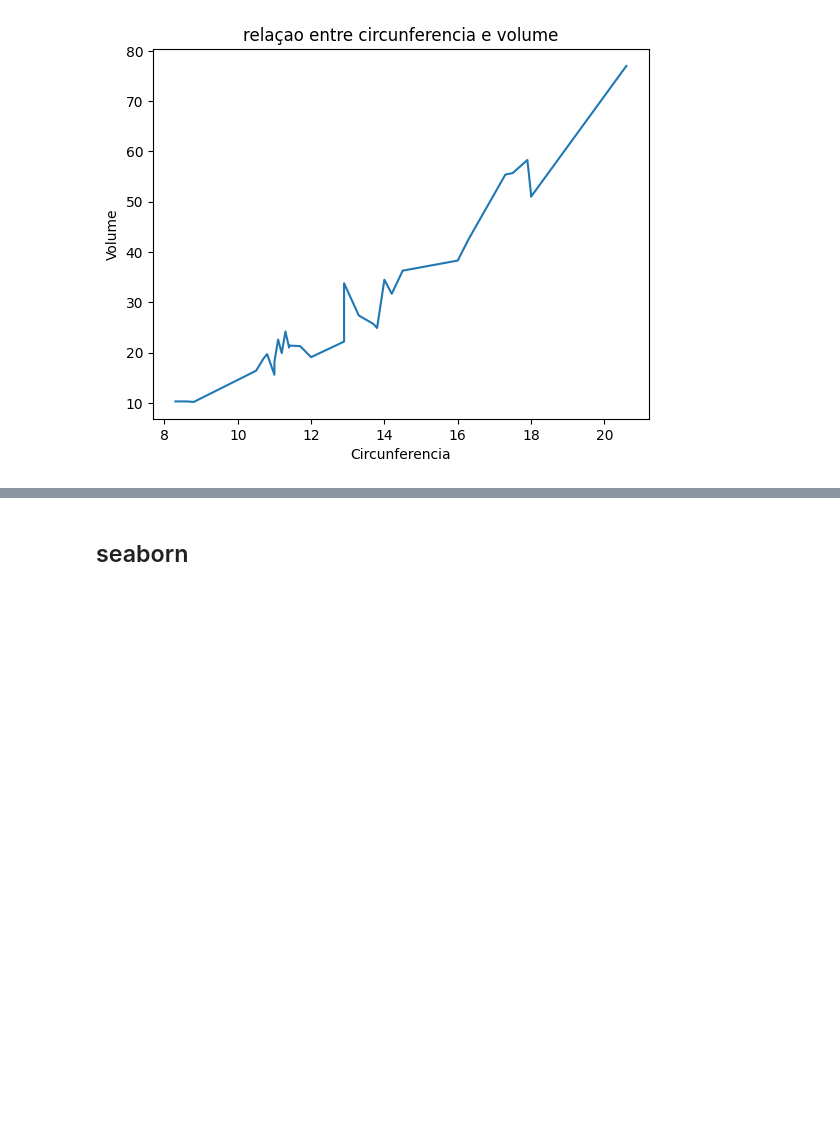
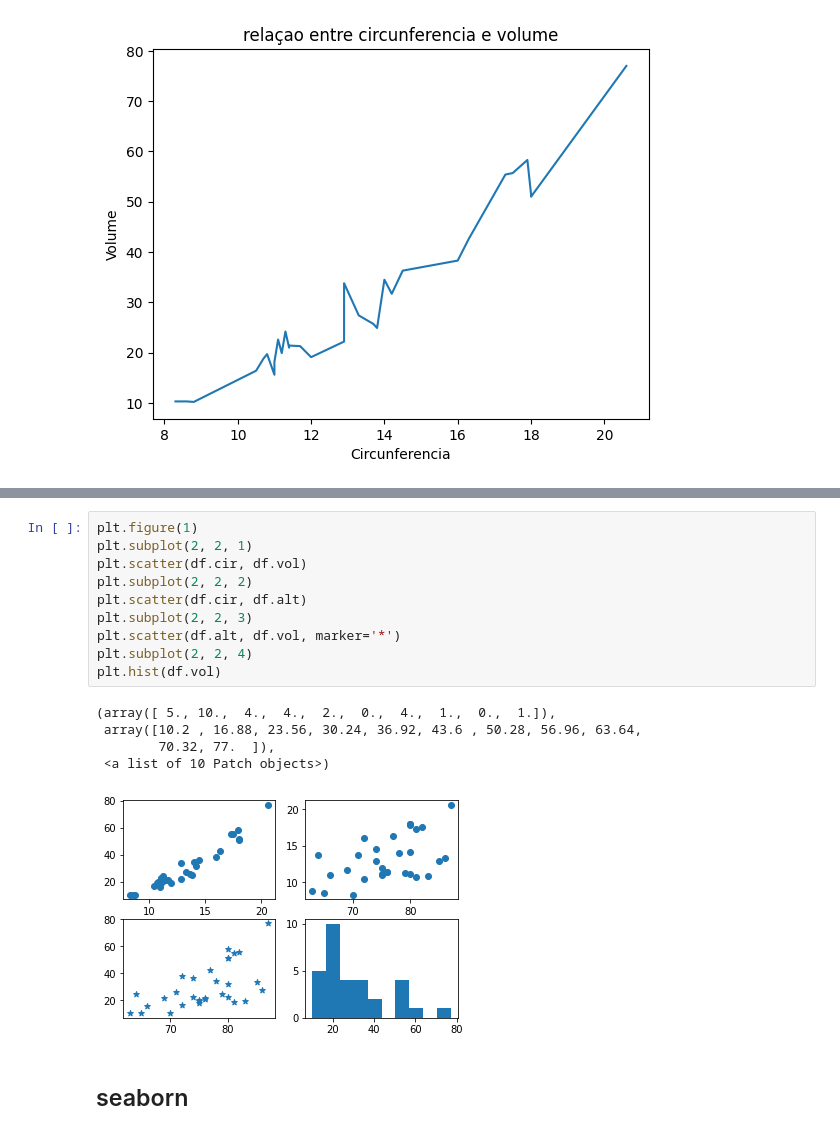
Before and after one commit to brayan-mesquita/pandas, a Jupyter notebook: visualizacao/dispersao.ipynb, the cells around one changed output, grey strips where cells are left out. Drawn from its saved outputs; the diff is of its cells as text; blank space fills up the shorter version.

```diff
--- a/visualizacao/dispersao.ipynb
+++ b/visualizacao/dispersao.ipynb
@@ -40,3 +55,19 @@ Text(0, 0.5, 'Volume')
+# %%
+plt.figure(1)
+plt.subplot(2, 2, 1)
+plt.scatter(df.cir, df.vol)
+plt.subplot(2, 2, 2)
+plt.scatter(df.cir, df.alt)
+plt.subplot(2, 2, 3)
+plt.scatter(df.alt, df.vol, marker='*')
+plt.subplot(2, 2, 4)
+plt.hist(df.vol)
+# %% [output]
+(array([ 5., 10.,  4.,  4.,  2.,  0.,  4.,  1.,  0.,  1.]),
+ array([10.2 , 16.88, 23.56, 30.24, 36.92, 43.6 , 50.28, 56.96, 63.64,
+        70.32, 77.  ]),
+ <a list of 10 Patch objects>)
+[figure, added]
 # %% [markdown]
 ## seaborn
 # %%
```
Also changed, not shown: parts of 6 cells of this notebook.
